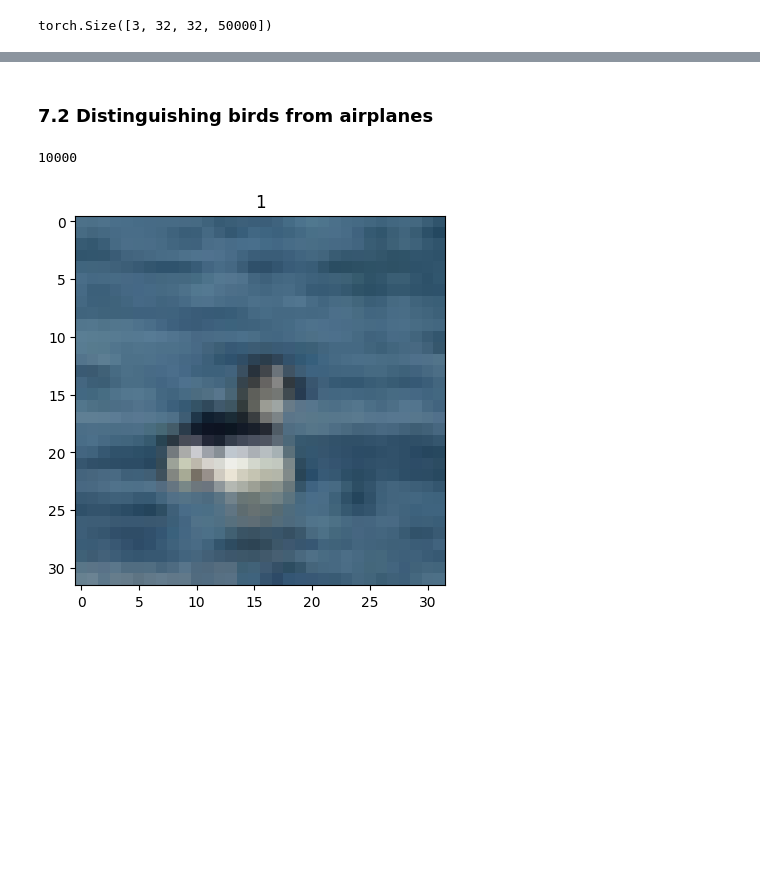
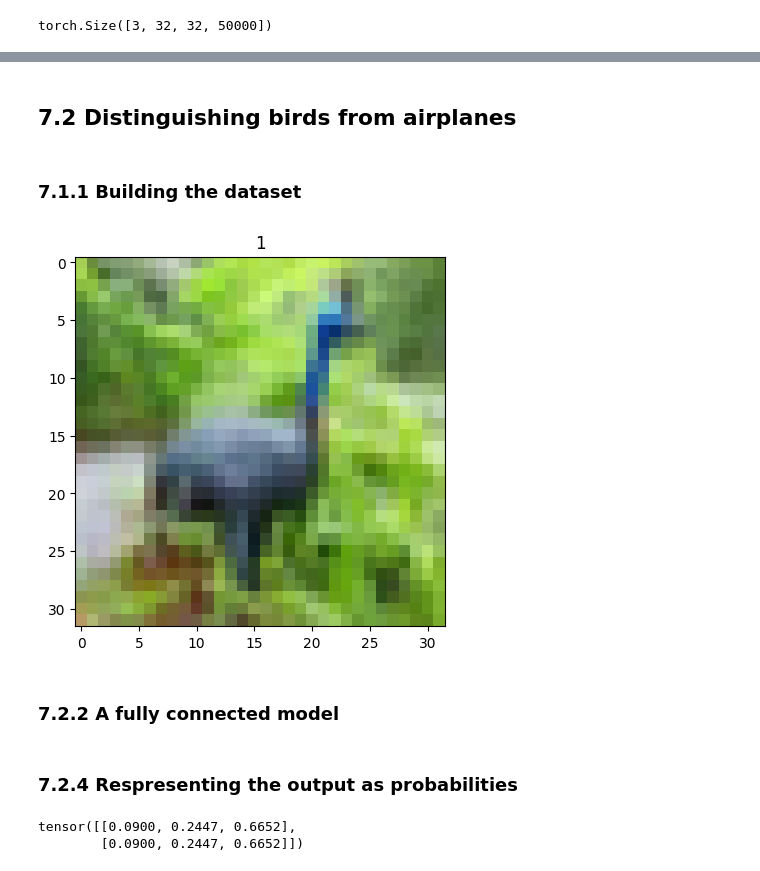
Before and after one commit to Gonzalo-Ortega/Stereotypical-Behavior-Classification, a Jupyter notebook: PyTorch_Testing_Gonzalo.ipynb, the cells around one changed output, grey strips where cells are left out. Cells and saved outputs as stored; diff of their text form; code cells hidden in the pictures; blank space fills up the shorter version.

```diff
--- a/PyTorch_Testing_Gonzalo.ipynb
+++ b/PyTorch_Testing_Gonzalo.ipynb
@@ -59,20 +77,23 @@ transformed_cifar10 = datasets.CIFAR10(data_path, train=True, download=False,
 # %% [markdown]
-### 7.2 Distinguishing birds from airplanes
+## 7.2 Distinguishing birds from airplanes
+# %% [markdown]
+### 7.1.1 Building the dataset
 # %%
 label_map = {0: 0, 2: 1}
 class_names = ['airplane', 'bird']
 cifar2 = [(img, label_map[label]) for img, label in cifar10 if label in [0, 2]]
 cifar2_val = [(img, label_map[label]) for img, label in cifar10_val if label in [0, 2]]
-len(cifar2)
+transformed_cifar2 = [(img, label_map[label]) for img, label in transformed_cifar10 if label in [0, 2]]
+transformed_cifar2_val = [(img, label_map[label]) for img, label in transformed_cifar10_val if label in [0, 2]]
-# %% [output]
-10000
 # %%
-img, label = cifar2[9]
+img, label = cifar2[0]
 plt.imshow(img)
 plt.title(label)
 plt.show()
 # %% [output]
-[figure, old version]
+[figure, new version]
+# %% [markdown]
+### 7.2.2 A fully connected model
 # %%
 n_out = 2
 
@@ -87,3 +108,13 @@ model = nn.Sequential(
         n_out, # Output classes
     )
     )
+# %% [markdown]
+### 7.2.4 Respresenting the output as probabilities
+# %%
+softmax = nn.Softmax(dim=1)
+x = torch.tensor([[1.0, 2.0, 3.0],
+                  [1.0, 2.0, 3.0]])
+softmax(x)
+# %% [output]
+tensor([[0.0900, 0.2447, 0.6652],
+        [0.0900, 0.2447, 0.6652]])
```
Also changed, not shown: parts of 15 cells of this notebook.
